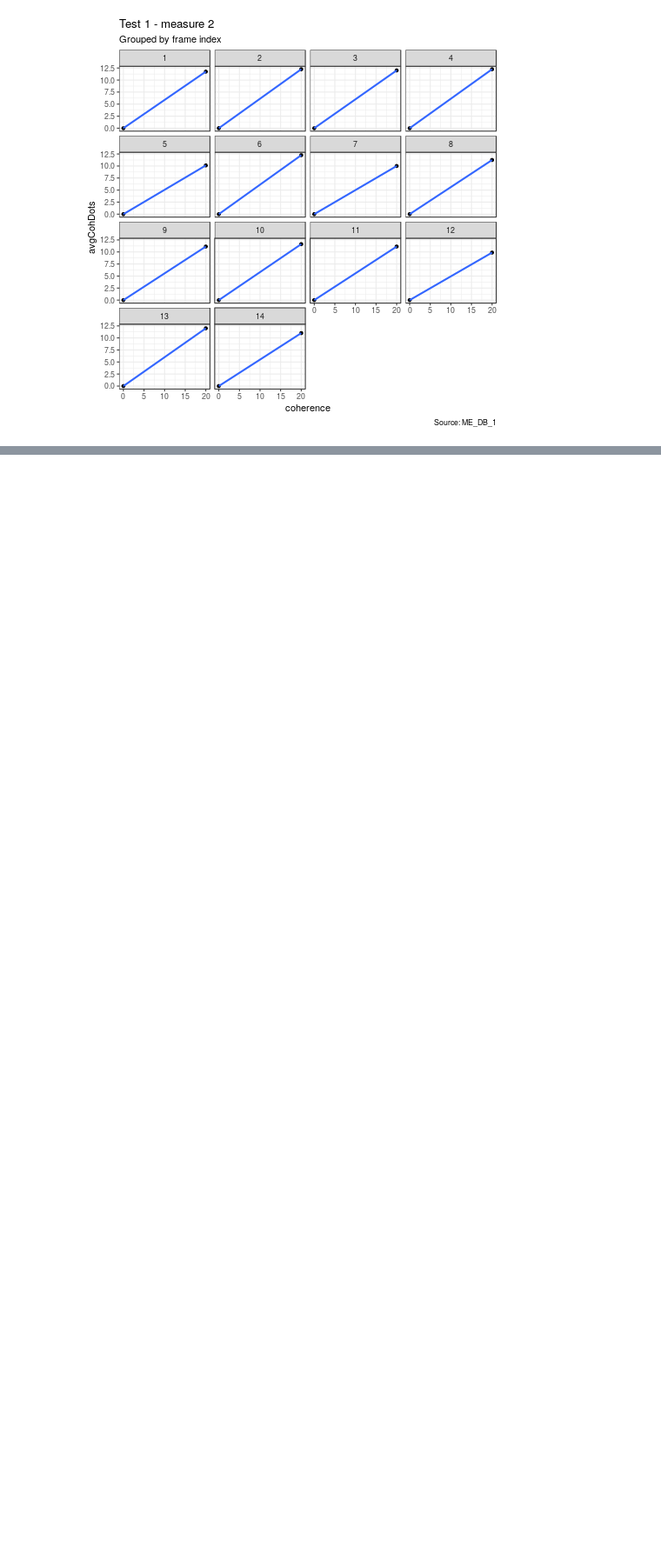
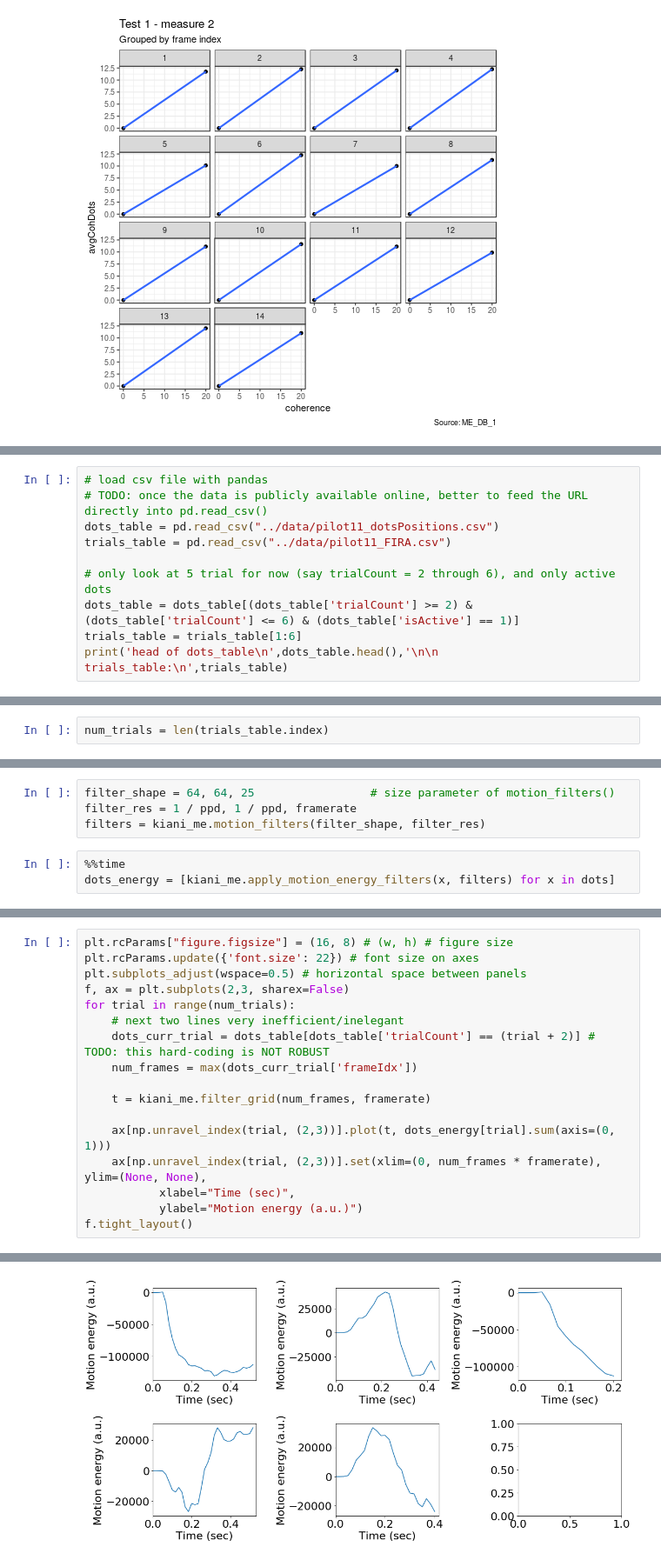
Before and after one commit to aernesto/motion_energy_Adrian, a Jupyter notebook: Python/Test_MotionEnergy_Measures.ipynb, the cells around one changed output, grey strips where cells are left out. Shown at 87% size. Drawn from its saved outputs; the diff is of its cells as text; blank space fills up the shorter version.

Commit message:
apply Kiani's lab ME filters to our 5 sample trials from snow-dots

```diff
--- a/Python/Test_MotionEnergy_Measures.ipynb
+++ b/Python/Test_MotionEnergy_Measures.ipynb
@@ -259,0 +270,10 @@ g + facet_wrap( ~ frameIdx) +
+# %%
+# load csv file with pandas
+# TODO: once the data is publicly available online, better to feed the URL directly into pd.read_csv()
+dots_table = pd.read_csv("../data/pilot11_dotsPositions.csv")
+trials_table = pd.read_csv("../data/pilot11_FIRA.csv")
+
+# only look at 5 trial for now (say trialCount = 2 through 6), and only active dots
+dots_table = dots_table[(dots_table['trialCount'] >= 2) & (dots_table['trialCount'] <= 6) & (dots_table['isActive'] == 1)]
+trials_table = trials_table[1:6]
+print('head of dots_table\n',dots_table.head(),'\n\n trials_table:\n',trials_table)
@@ -259,0 +298,2 @@ g + facet_wrap( ~ frameIdx) +
+# %%
+num_trials = len(trials_table.index)
@@ -259,0 +380,7 @@ g + facet_wrap( ~ frameIdx) +
+# %%
+filter_shape = 64, 64, 25                 # size parameter of motion_filters()
+filter_res = 1 / ppd, 1 / ppd, framerate
+filters = kiani_me.motion_filters(filter_shape, filter_res)
+# %%
+%%time
+dots_energy = [kiani_me.apply_motion_energy_filters(x, filters) for x in dots]
@@ -259,0 +403,18 @@ g + facet_wrap( ~ frameIdx) +
+# %%
+plt.rcParams["figure.figsize"] = (16, 8) # (w, h) # figure size
+plt.rcParams.update({'font.size': 22}) # font size on axes
+plt.subplots_adjust(wspace=0.5) # horizontal space between panels
+f, ax = plt.subplots(2,3, sharex=False)
+for trial in range(num_trials):
+    # next two lines very inefficient/inelegant
+    dots_curr_trial = dots_table[dots_table['trialCount'] == (trial + 2)] # TODO: this hard-coding is NOT ROBUST
+    num_frames = max(dots_curr_trial['frameIdx'])
+
+    t = kiani_me.filter_grid(num_frames, framerate)
+
+    ax[np.unravel_index(trial, (2,3))].plot(t, dots_energy[trial].sum(axis=(0, 1)))
+    ax[np.unravel_index(trial, (2,3))].set(xlim=(0, num_frames * framerate), ylim=(None, None),
+           xlabel="Time (sec)",
+           ylabel="Motion energy (a.u.)")
+f.tight_layout()
+# %% [output]
@@ -259,0 +422 @@ g + facet_wrap( ~ frameIdx) +
+[figure, added]
```
Also changed, not shown: parts of 14 cells of this notebook, 5 other files.
